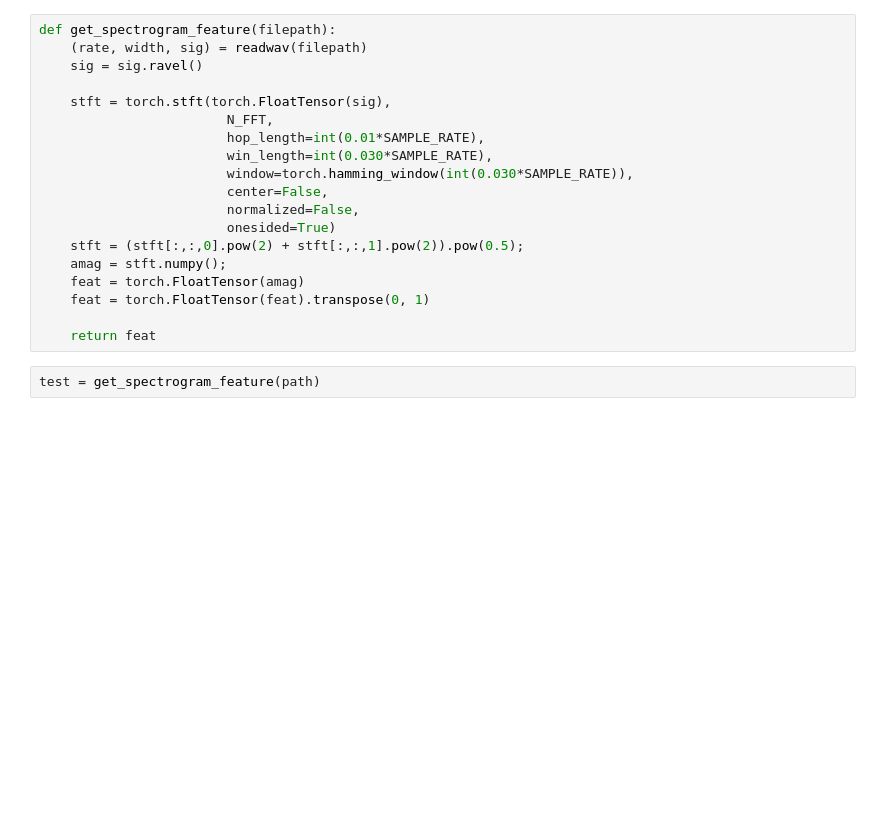
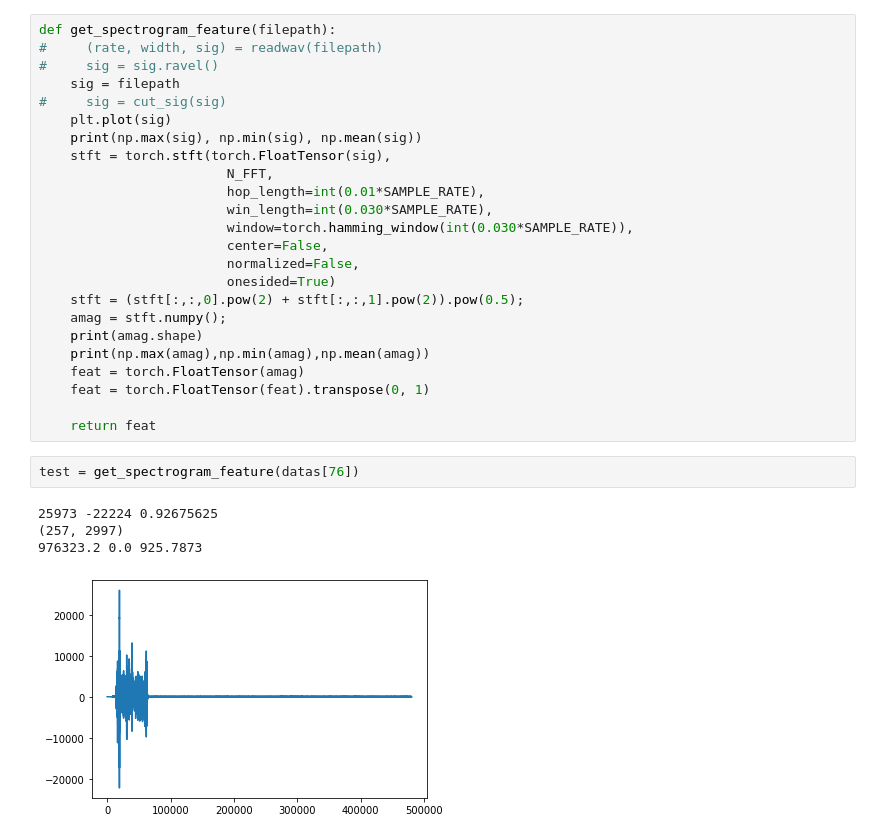
Before and after one commit to gusalsdmlwlq/Study, a Jupyter notebook: stft.ipynb, the cells around one changed output. Saved outputs shown, nothing was run; the diff lists cells and outputs as text; blank space fills up the shorter version.

```diff
--- a/stft.ipynb
+++ b/stft.ipynb
@@ -74,8 +90,11 @@ torch.Size([257, 535, 2])
 # %%
 def get_spectrogram_feature(filepath):
-    (rate, width, sig) = readwav(filepath)
-    sig = sig.ravel()
-
+#     (rate, width, sig) = readwav(filepath)
+#     sig = sig.ravel()
+    sig = filepath
+#     sig = cut_sig(sig)
+    plt.plot(sig)
+    print(np.max(sig), np.min(sig), np.mean(sig))
     stft = torch.stft(torch.FloatTensor(sig),
                         N_FFT,
                         hop_length=int(0.01*SAMPLE_RATE),
@@ -86,9 +105,16 @@ def get_spectrogram_feature(filepath):
                         onesided=True)
     stft = (stft[:,:,0].pow(2) + stft[:,:,1].pow(2)).pow(0.5);
     amag = stft.numpy();
+    print(amag.shape)
+    print(np.max(amag),np.min(amag),np.mean(amag))
     feat = torch.FloatTensor(amag)
     feat = torch.FloatTensor(feat).transpose(0, 1)
 
     return feat
 # %%
-test = get_spectrogram_feature(path)
+test = get_spectrogram_feature(datas[76])
+# %% [output]
+25973 -22224 0.92675625
+(257, 2997)
+976323.2 0.0 925.7873
+[figure, added]
```
Also changed, not shown: parts of 19 cells of this notebook, 6 other files.
